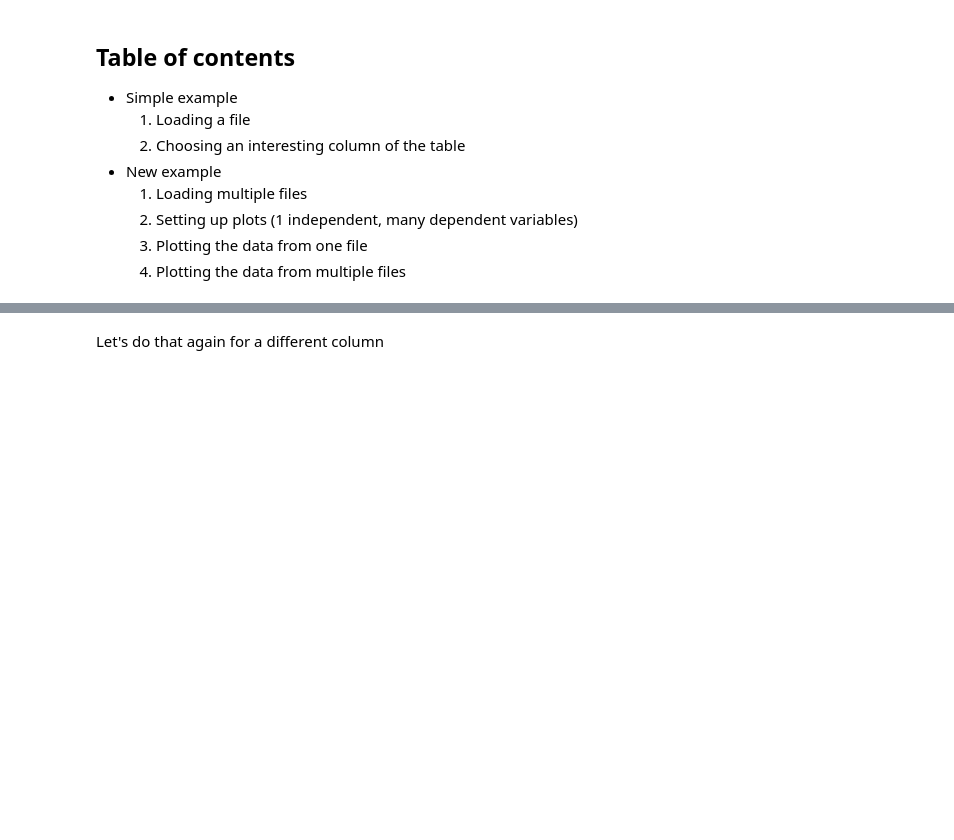
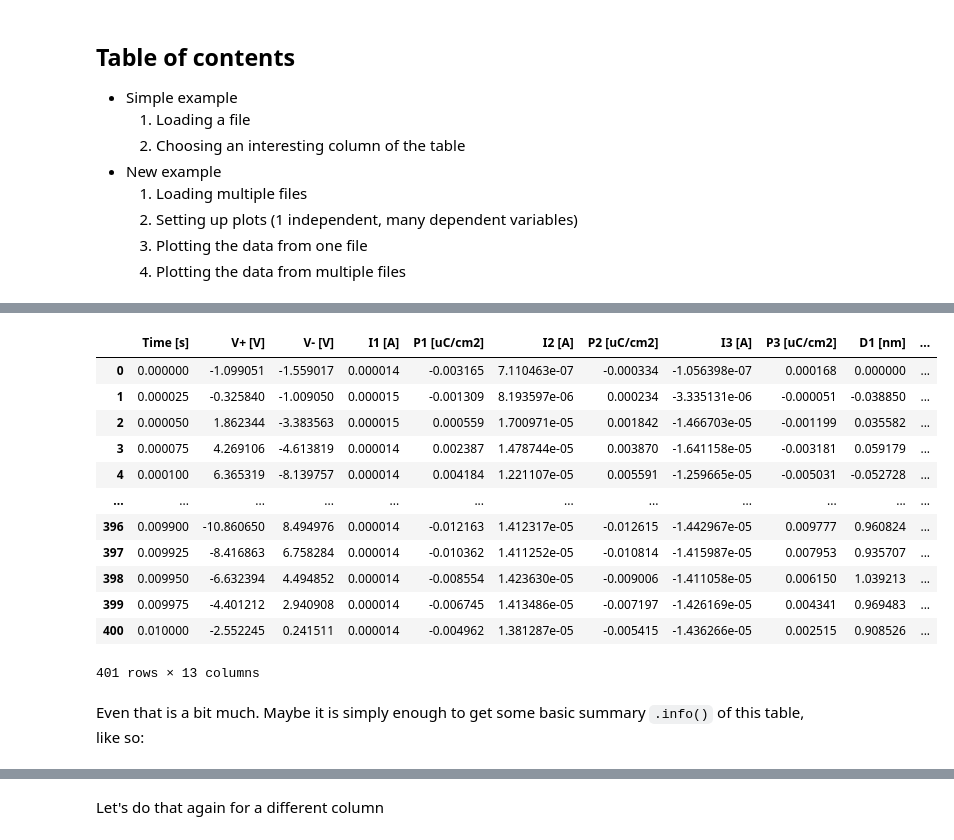
Before and after one commit to lcubrilo/Brillo, a Jupyter notebook: beta3Ver/OpenHere3.ipynb, the cells around one changed output, grey strips where cells are left out. Cells and saved outputs as stored; diff of their text form; code cells hidden in the pictures; blank space fills up the shorter version.

```diff
--- a/beta3Ver/OpenHere3.ipynb
+++ b/beta3Ver/OpenHere3.ipynb
@@ -48,0 +76,19 @@ Just copy paste the column name from above! (and put it in the square brackets)
+# %%
+some_uniquely_defined_table = paket.data["C:/Users/Uporabnik/Documents/Git projekti/ajzakt/data/BSFO13_RS800_10-150kVcm_RT.dat"]["Contour 1"]
+some_uniquely_defined_table
+# %% [output]
+|  | Time [s] | V+ [V] | V- [V] | I1 [A] | P1 [uC/cm2] | I2 [A] | P2 [uC/cm2] | I3 [A] | P3 [uC/cm2] | D1 [nm] | ... |
+| 0 | 0.000000 | -1.099051 | -1.559017 | 0.000014 | -0.003165 | 7.110463e-07 | -0.000334 | -1.056398e-07 | 0.000168 | 0.000000 | ... |
+| 1 | 0.000025 | -0.325840 | -1.009050 | 0.000015 | -0.001309 | 8.193597e-06 | 0.000234 | -3.335131e-06 | -0.000051 | -0.038850 | ... |
+| 2 | 0.000050 | 1.862344 | -3.383563 | 0.000015 | 0.000559 | 1.700971e-05 | 0.001842 | -1.466703e-05 | -0.001199 | 0.035582 | ... |
+| 3 | 0.000075 | 4.269106 | -4.613819 | 0.000014 | 0.002387 | 1.478744e-05 | 0.003870 | -1.641158e-05 | -0.003181 | 0.059179 | ... |
+| 4 | 0.000100 | 6.365319 | -8.139757 | 0.000014 | 0.004184 | 1.221107e-05 | 0.005591 | -1.259665e-05 | -0.005031 | -0.052728 | ... |
+| ... | ... | ... | ... | ... | ... | ... | ... | ... | ... | ... | ... |
+| 396 | 0.009900 | -10.860650 | 8.494976 | 0.000014 | -0.012163 | 1.412317e-05 | -0.012615 | -1.442967e-05 | 0.009777 | 0.960824 | ... |
+| 397 | 0.009925 | -8.416863 | 6.758284 | 0.000014 | -0.010362 | 1.411252e-05 | -0.010814 | -1.415987e-05 | 0.007953 | 0.935707 | ... |
+| 398 | 0.009950 | -6.632394 | 4.494852 | 0.000014 | -0.008554 | 1.423630e-05 | -0.009006 | -1.411058e-05 | 0.006150 | 1.039213 | ... |
+| 399 | 0.009975 | -4.401212 | 2.940908 | 0.000014 | -0.006745 | 1.413486e-05 | -0.007197 | -1.426169e-05 | 0.004341 | 0.969483 | ... |
+| 400 | 0.010000 | -2.552245 | 0.241511 | 0.000014 | -0.004962 | 1.381287e-05 | -0.005415 | -1.436266e-05 | 0.002515 | 0.908526 | ... |
+401 rows × 13 columns
+# %% [markdown]
+Even that is a bit much. Maybe it is simply enough to get some basic summary `.info()` of this table, like so:
```
Also changed, not shown: parts of 53 cells of this notebook, 2 other files.
